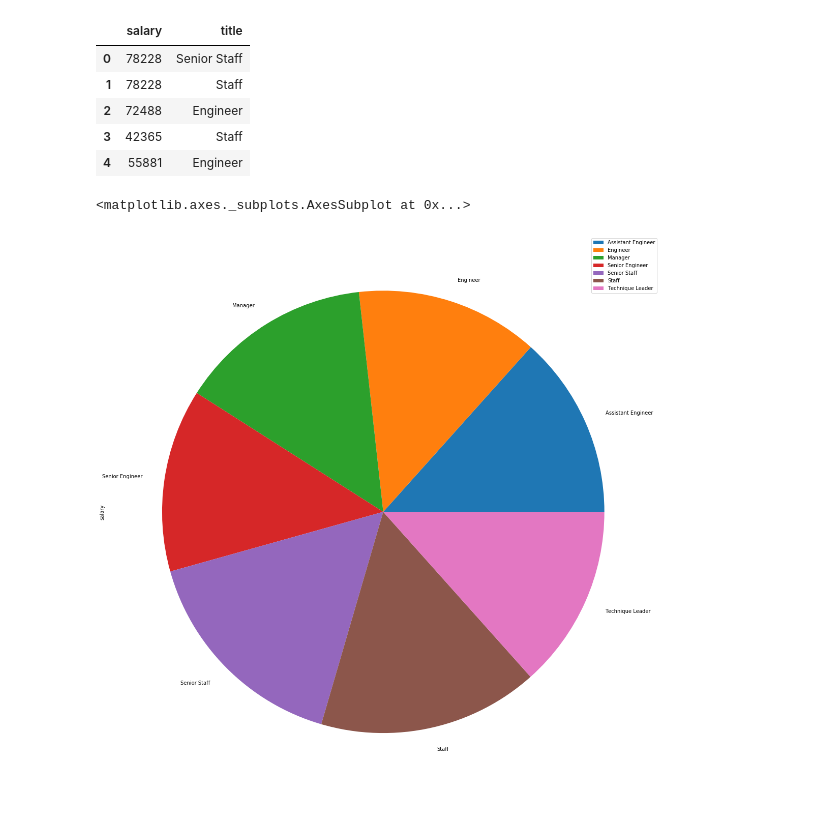
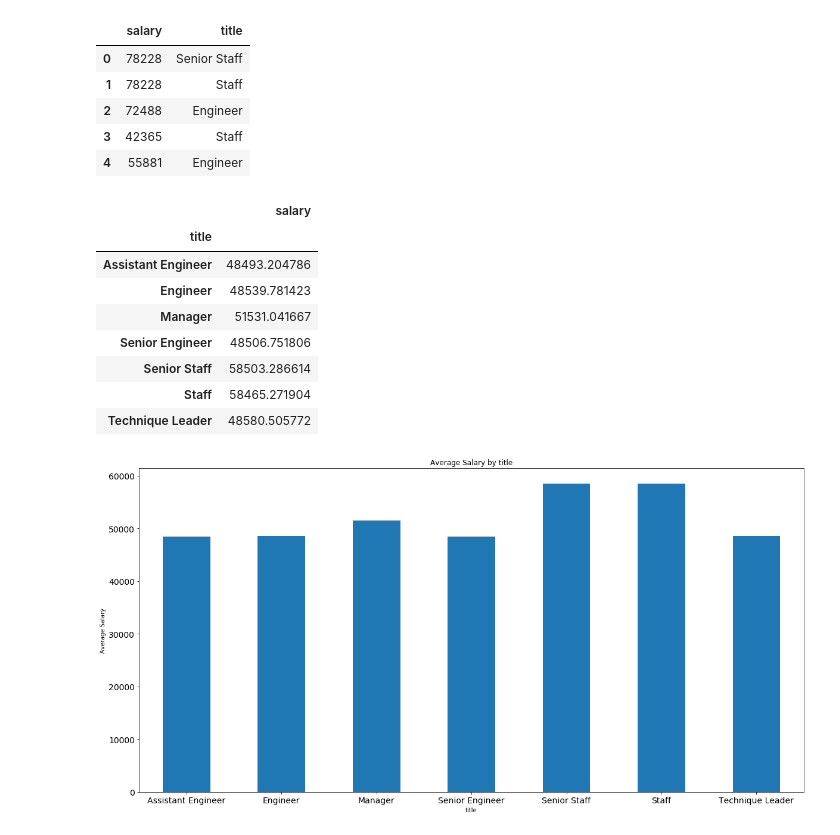
Before and after one commit to seungbae2/data_bootcamp, a Jupyter notebook: EmployeeSql/EmployeeAnalysis.ipynb, the cells around one changed output. Cells and saved outputs as stored; diff of their text form; code cells hidden in the pictures.

```diff
--- a/EmployeeSql/EmployeeAnalysis.ipynb
+++ b/EmployeeSql/EmployeeAnalysis.ipynb
@@ -40,8 +45,21 @@ salary_title.head()
 | 4 | 55881 | Engineer |
 # %%
 avg_salary_title= salary_title.groupby('title').mean()
+avg_salary_title
+# %% [output]
+|  | salary |
+| title |  |
+| Assistant Engineer | 48493.204786 |
+| Engineer | 48539.781423 |
+| Manager | 51531.041667 |
+| Senior Engineer | 48506.751806 |
+| Senior Staff | 58503.286614 |
+| Staff | 58465.271904 |
+| Technique Leader | 48580.505772 |
-# %%
-avg_salary_title.plot.pie(y='salary', figsize=(20,20))
-# %% [output]
-<matplotlib.axes._subplots.AxesSubplot at 0x...>
-[figure, removed]
+# %%
+avg_salary_title.plot.bar(rot=0, figsize=(20,10), fontsize=14, legend=False)
+plt.title('Average Salary by title')
+plt.ylabel('Average Salary')
+plt.show()
+# %% [output]
+[figure, added]
```
Also changed, not shown: parts of 3 cells of this notebook, 1 other file.
